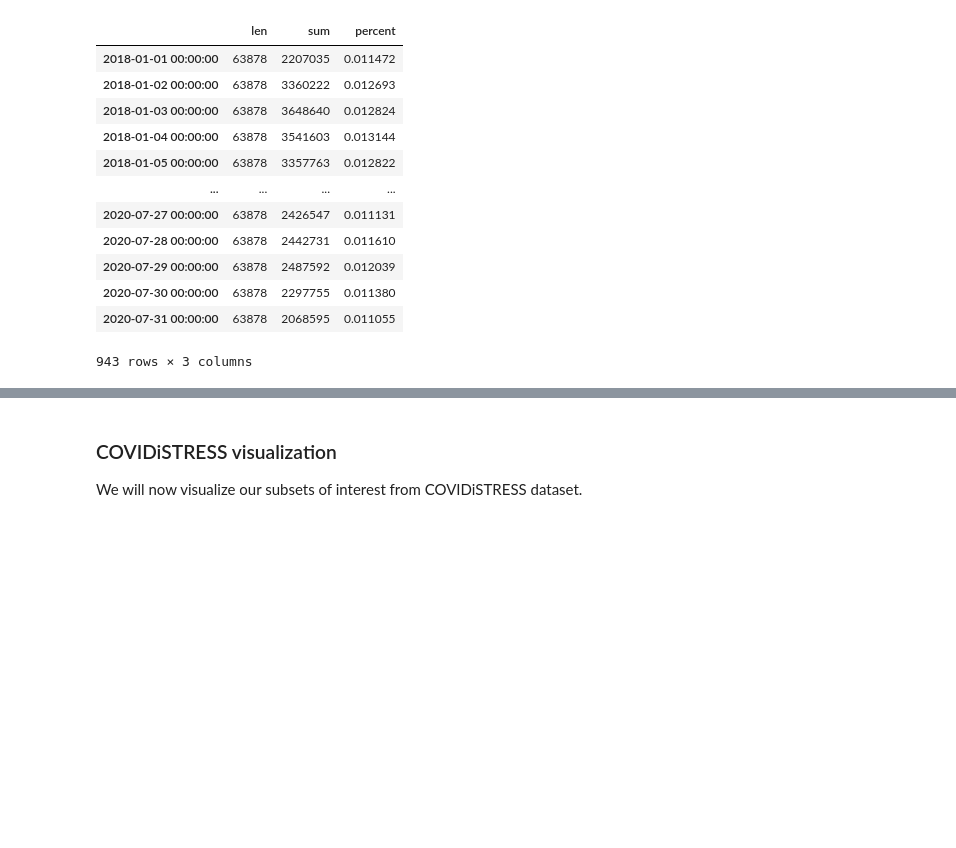
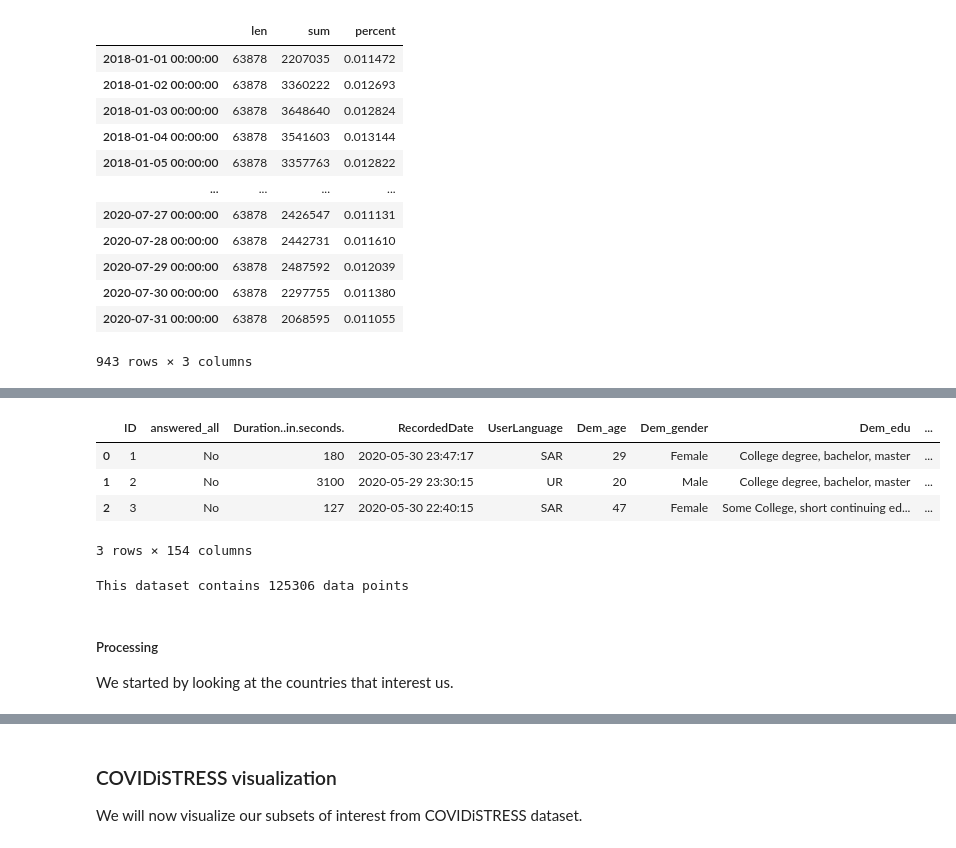
Before and after one commit to epfl-ada/ada-2022-project-adamsleg, a Jupyter notebook: main.ipynb, the cells around one changed output, grey strips where cells are left out. Saved outputs shown, nothing was run; the diff lists cells and outputs as text; code cells hidden in the pictures; blank space fills up the shorter version.

Commit message:
merge covidistress cleaining and main

```diff
--- a/main.ipynb
+++ b/main.ipynb
@@ -107,0 +113,7 @@ pd.DataFrame.from_dict(STEM_medicineandhealth)
+# %%
+PATH = 'data/COVIDISTRESS_unprocess_data/'
+
+#getting the csv from COVIDistress
+df_april = pd.read_csv(PATH + 'COVIDiSTRESS_April_27_clean.csv', encoding= 'unicode_escape')
+df_mai = pd.read_csv(PATH + 'COVIDiSTRESS_May_30_cleaned_final.csv', encoding= 'unicode_escape')
+df_june = pd.read_csv(PATH + 'COVIDiSTRESS June 17.csv', encoding= 'unicode_escape')
@@ -107,0 +238,15 @@ pd.DataFrame.from_dict(STEM_medicineandhealth)
+# %%
+df_mai.head(3)
+# %% [output]
+|  | ID | answered_all | Duration..in.seconds. | RecordedDate | UserLanguage | Dem_age | Dem_gender | Dem_edu | ... |
+| 0 | 1 | No | 180 | 2020-05-30 23:47:17 | SAR | 29 | Female | College degree, bachelor, master | ... |
+| 1 | 2 | No | 3100 | 2020-05-29 23:30:15 | UR | 20 | Male | College degree, bachelor, master | ... |
+| 2 | 3 | No | 127 | 2020-05-30 22:40:15 | SAR | 47 | Female | Some College, short continuing ed... | ... |
+3 rows × 154 columns
+# %%
+print('This dataset contains ' + str(len(df_mai)) + ' data points')
+# %% [output]
+This dataset contains 125306 data points
+# %% [markdown]
+##### Processing
+We started by looking at the countries that interest us.
```
Also changed, not shown: parts of 44 cells of this notebook.
